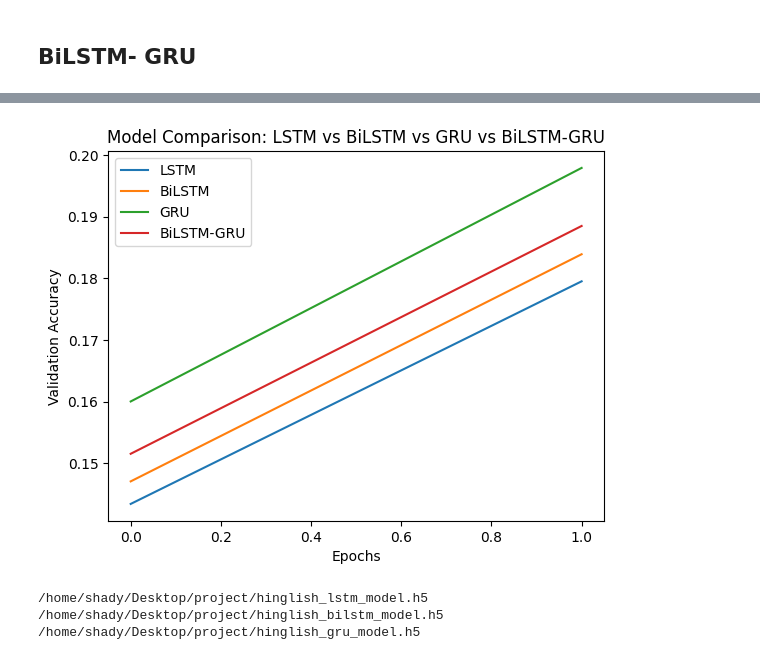
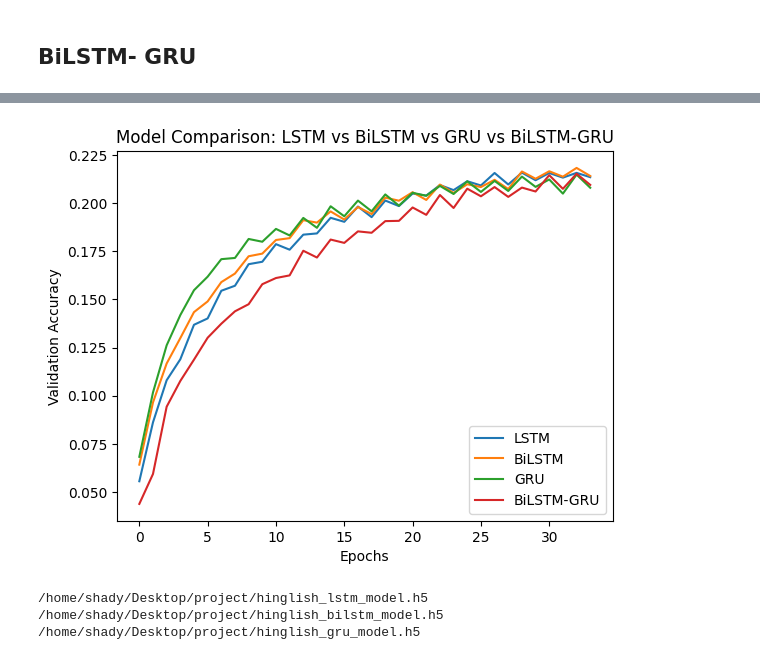
Before and after one commit to Deebh/Contextual-Word-Prediction, a Jupyter notebook: hieMP.ipynb, the cells around one changed output, grey strips where cells are left out. Saved outputs shown, nothing was run; the diff lists cells and outputs as text; code cells hidden in the pictures.

Commit message:
feat: trained gpt2 in batches

```diff
--- a/hieMP.ipynb
+++ b/hieMP.ipynb
@@ -28,5 +16,5 @@ I0000 00:00:1740901847.700711    5368 cuda_executor.cc:1015] successful NUMA nod
 # %%
-df = pd.read_csv("hingconvoupdated.csv")
+df = pd.read_csv("final_dataset.csv")
 
 # Display first few rows
 df.head()
@@ -99,7 +87,7 @@ input_sequences = []
 output_words = []
 
 # Set a limit on sequence length to prevent memory overload
-max_seq_length = 50  # Adjust based on available RAM
+max_seq_length = 500  # Adjust based on available RAM
 
 for sequence in sequences:
     for i in range(1, min(len(sequence), max_seq_length)):  # Limit sequence expansion
@@ -143,3 +122,0 @@ I0000 00:00:1740901866.781134    5368 cuda_executor.cc:1015] successful NUMA nod
-# %%
-# 🚀 Step 8: Train the Model with Smaller Batch Size
-history = lstm_model.fit(X_train, y_train, epochs=2, batch_size=32, validation_data=(X_val, y_val))
@@ -250,8 +347,30 @@ bilstm_gru_model = Sequential([
 # Compile the model
 bilstm_gru_model.compile(loss="sparse_categorical_crossentropy", optimizer="adam", metrics=["accuracy"])
 
-# Train the model
-history_bilstm_gru = bilstm_gru_model.fit(X_train, y_train, epochs=2, batch_size=32, validation_data=(X_val, y_val))
+# Train the model in batches of 30k records
+history_bilstm_gru = {'val_accuracy': [], 'val_loss': [], 'accuracy': [], 'loss': []}
+
+for i in range(num_batches):
+    print(f"Training BiLSTM-GRU batch {i+1}/{num_batches}")
+    # Get the current batch of data
+    start_idx = i * records_per_batch
+    end_idx = min((i + 1) * records_per_batch, len(X_train))
+
+    X_batch = X_train[start_idx:end_idx]
+    y_batch = y_train[start_idx:end_idx]
+
+    # Train on the current batch
+    batch_history = bilstm_gru_model.fit(
+        X_batch, y_batch,
+        epochs=2,
+        batch_size=batch_size,
+        validation_data=(X_val, y_val)
+    )
+
+    # Accumulate history
+    for key in batch_history.history:
+        if key in history_bilstm_gru:
+            history_bilstm_gru[key].extend(batch_history.history[key])
 
 # Save the model
 bilstm_gru_model.save("hinglish_bilstm_gru_model.keras")
@@ -263,19 +395,19 @@ Epoch 2/2
 # %%
 import matplotlib.pyplot as plt
 
 # Plot validation accuracy for all models
-plt.plot(history.history['val_accuracy'], label='LSTM')
-plt.plot(history_bilstm.history['val_accuracy'], label='BiLSTM')
-plt.plot(history_gru.history['val_accuracy'], label='GRU')
-plt.plot(history_bilstm_gru.history['val_accuracy'], label='BiLSTM-GRU')  # New hybrid model
+plt.plot(history_lstm['val_accuracy'], label='LSTM')
+plt.plot(history_bilstm['val_accuracy'], label='BiLSTM')
+plt.plot(history_gru['val_accuracy'], label='GRU')
+plt.plot(history_bilstm_gru['val_accuracy'], label='BiLSTM-GRU')  # New hybrid model
 
 plt.title('Model Comparison: LSTM vs BiLSTM vs GRU vs BiLSTM-GRU')
 plt.xlabel('Epochs')
 plt.ylabel('Validation Accuracy')
 plt.legend()
 plt.show()
 # %% [output]
-[figure, old version]
+[figure, new version]
 # %%
 import os
 
```
Also changed, not shown: parts of 18 cells of this notebook, 13 other files.
